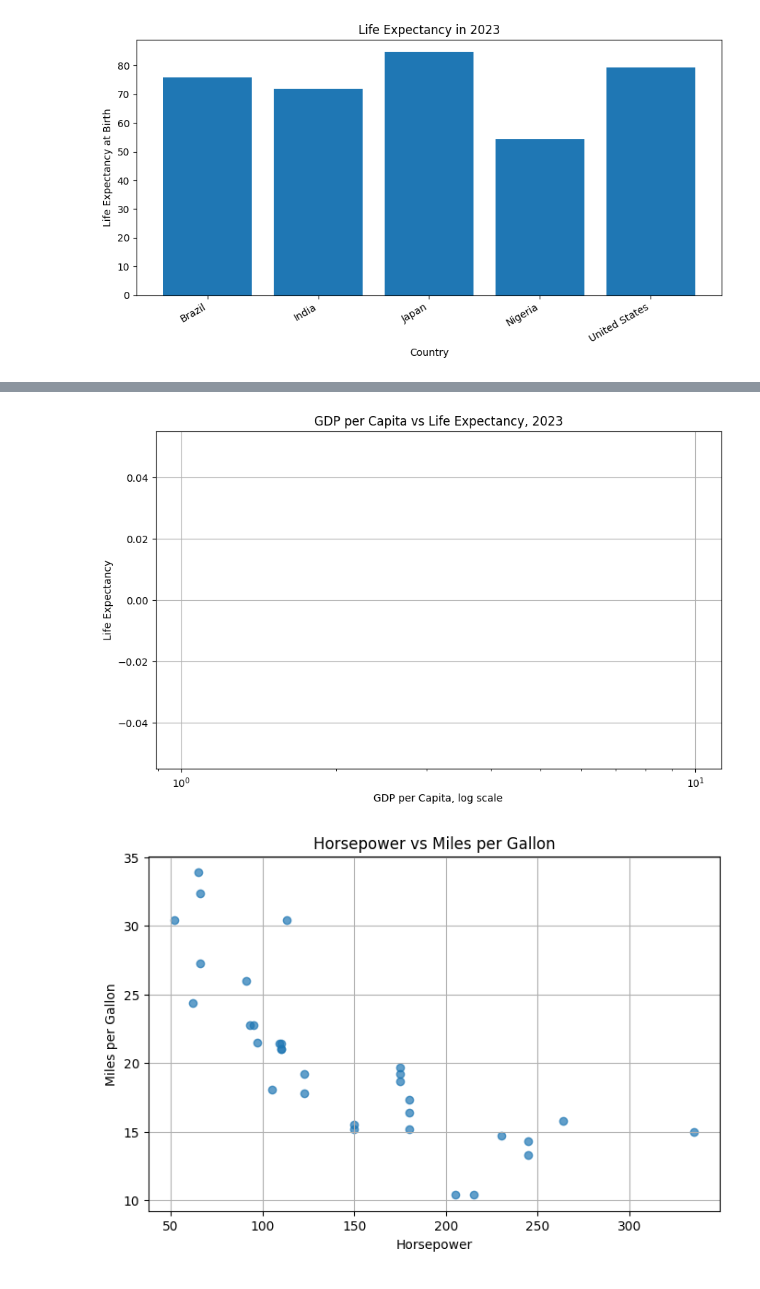
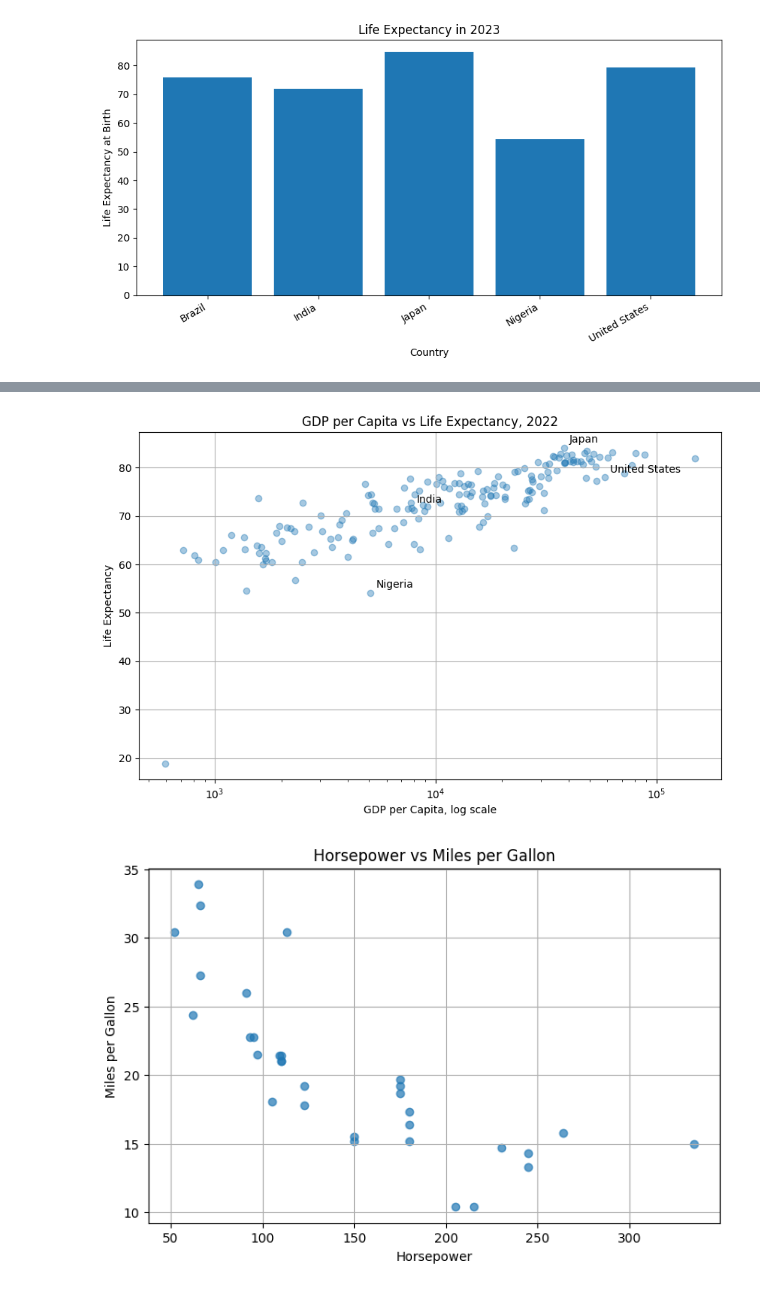
Before and after one commit to denizkavzak/CMP_SC1300, a Jupyter notebook: SP2026/DataManipulationAndVisualization/matplotlib_pandas.ipynb, the cells around one changed output, grey strips where cells are left out. Cells and saved outputs as stored; diff of their text form; code cells hidden in the pictures.

```diff
--- a/SP2026/DataManipulationAndVisualization/matplotlib_pandas.ipynb
+++ b/SP2026/DataManipulationAndVisualization/matplotlib_pandas.ipynb
@@ -200,45 +201,54 @@ Index(['Entity', 'Code', 'Year', 'Life expectancy at birth', 'GDP per capita',
 # %%
 ## 6. Annotated scatter plot
 # annotation helps students move from “making charts” to “telling a data story.”
+## 6. Annotated scatter plot
+# Annotation helps students move from “making charts” to “telling a data story.”
+
 import pandas as pd
 import matplotlib.pyplot as plt
 
 df = pd.read_csv("life-expectancy-vs-gdp-per-capita.csv")
 
-latest_year = df["Year"].max()
-latest = df[df["Year"] == latest_year].dropna()
-
 life_col = "Life expectancy at birth"
 gdp_col = "GDP per capita"
 
-highlight = latest[latest["Entity"].isin(["United States", "Japan", "India", "Nigeria"])]
+# Keep only rows with the values needed for this plot
+clean = df.dropna(subset=[life_col, gdp_col])
+
+# Choose the latest year that actually has usable plotting data
+latest_year = clean["Year"].max()
+latest = clean[clean["Year"] == latest_year]
+
+highlight = latest[
+    latest["Entity"].isin(["United States", "Japan", "India", "Nigeria"])
+]
 
 plt.figure(figsize=(10, 6))
 
 plt.scatter(
     latest[gdp_col],
     latest[life_col],
     alpha=0.4
 )
 
 plt.xscale("log")
 
 for _, row in highlight.iterrows():
     plt.annotate(
         row["Entity"],
         xy=(row[gdp_col], row[life_col]),
         xytext=(5, 5),
         textcoords="offset points"
     )
 
 plt.title(f"GDP per Capita vs Life Expectancy, {latest_year}")
 plt.xlabel("GDP per Capita, log scale")
 plt.ylabel("Life Expectancy")
 plt.grid(True)
 
 plt.show()
 # %% [output]
-[figure, old version]
+[figure, new version]
 # %%
 ## 7. mtcars dataset: horsepower vs miles per gallon
 # Dataset:The mtcars dataset is from the 1974 Motor
```
Also changed, not shown: parts of 1 cell of this notebook.
